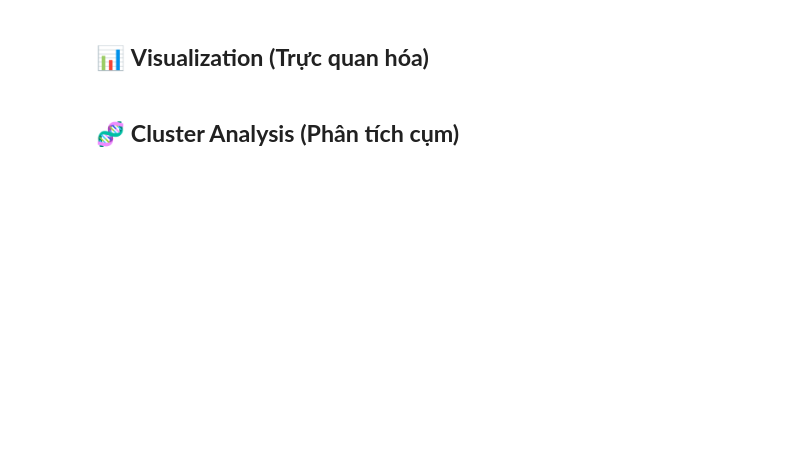
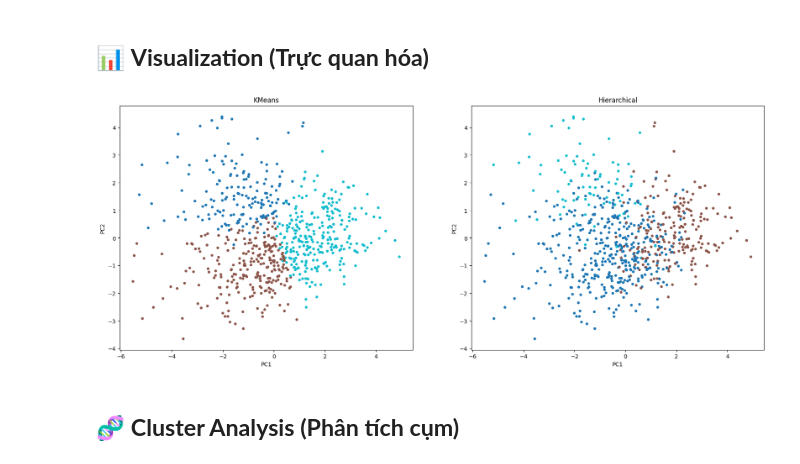
Before and after one commit to TienNguyen0712/student-alcohol-consumption-data-mining, a Jupyter notebook: notebooks/05_clustering.ipynb, the cells around one changed output. Cells and saved outputs as stored; diff of their text form; code cells hidden in the pictures; blank space fills up the shorter version.

```diff
--- a/notebooks/05_clustering.ipynb
+++ b/notebooks/05_clustering.ipynb
@@ -9,2 +121,21 @@
 # %% [markdown]
 ## 🤖 **Clustering Model (Mô hình phân cụm)**
+# %%
+from sklearn.cluster import AgglomerativeClustering
+
+hclust = AgglomerativeClustering(
+    n_clusters=3,
+    linkage="ward"
+)
+
+labels_h = hclust.fit_predict(X_processed)
+student_merge["cluster_h"] = labels_h
+# %%
+from sklearn.cluster import KMeans
+
+kmeans = KMeans(n_clusters=3, random_state=42)
+labels = kmeans.fit_predict(X_processed)
+
+feature_names = preprocess.get_feature_names_out()
+
+student_merge["cluster"] = labels
@@ -11,4 +150,25 @@
 # %% [markdown]
 ## 📊 **Visualization (Trực quan hóa)**
+# %%
+from sklearn.decomposition import PCA
+
+pca_2d = PCA(n_components=2, random_state=42)
+X_2d = pca_2d.fit_transform(X_processed)
+# %%
+fig, axes = plt.subplots(1, 2, figsize=(21, 8))
+
+axes[0].scatter(X_2d[:, 0], X_2d[:, 1], c=labels, cmap="tab10", s=15)
+axes[0].set_title("KMeans")
+
+axes[1].scatter(X_2d[:, 0], X_2d[:, 1], c=labels_h, cmap="tab10", s=15)
+axes[1].set_title("Hierarchical")
+
+for ax in axes:
+    ax.set_xlabel("PC1")
+    ax.set_ylabel("PC2")
+
+plt.show()
+# %% [output]
+[figure, added]
 # %% [markdown]
 ## 🧬 **Cluster Analysis (Phân tích cụm)**
```
Also changed, not shown: parts of 13 cells of this notebook.
